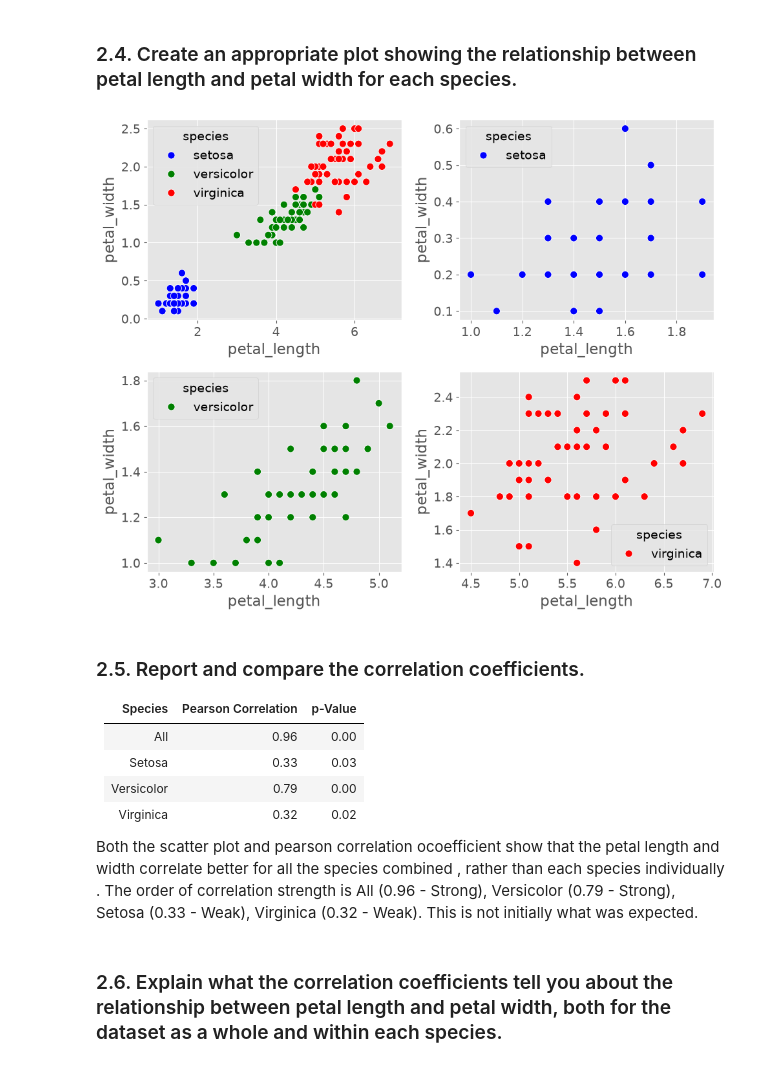
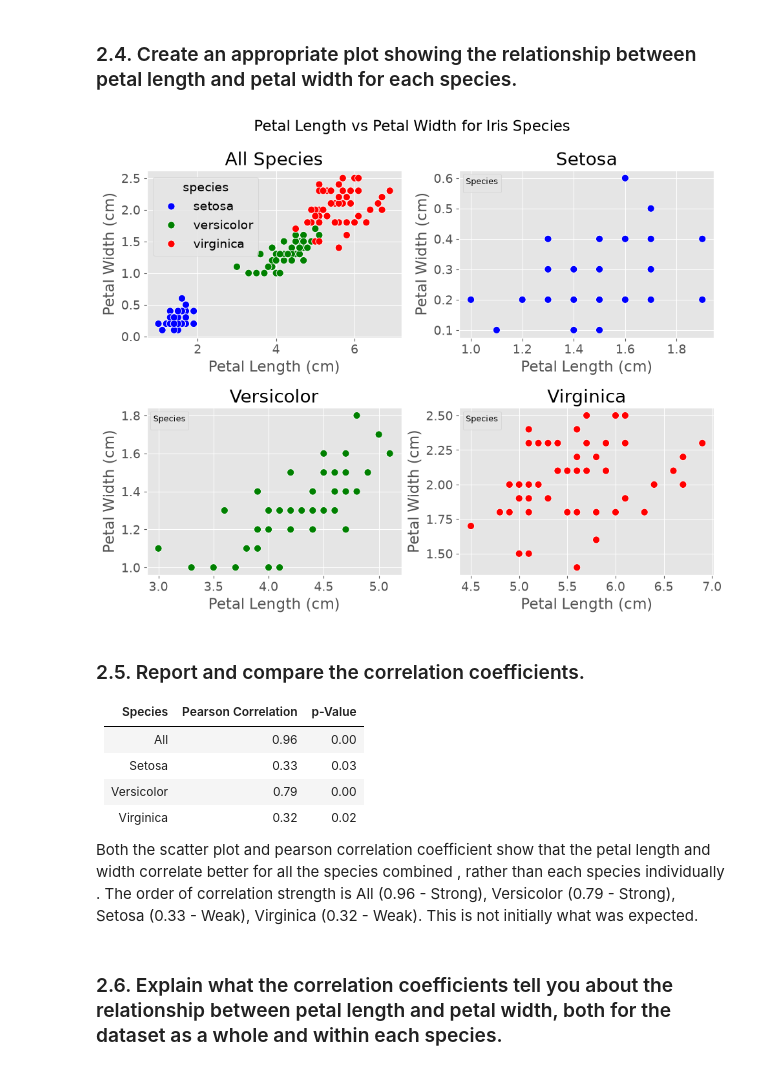
Before and after one commit to clydewatts1/PDFA_Applied_Statistics_Project, a Jupyter notebook: problems.ipynb, the cells around one changed output. Cells and saved outputs as stored; diff of their text form; code cells hidden in the pictures.

```diff
--- a/problems.ipynb
+++ b/problems.ipynb
@@ -448,19 +448,39 @@ plt.show()
 ### 2.4. Create an appropriate plot showing the relationship between petal length and petal width for each species.
 # %%
 fig, ax = plt.subplots(2, 2, figsize=(10, 8))
+# title for the figure
+fig.suptitle('Petal Length vs Petal Width for Iris Species')
 # set colour for each species and all so it is consistent across all plots
 palette = {'setosa': 'blue', 'versicolor': 'green', 'virginica': 'red'}
 fig.tight_layout()
 # flatten the subplots for easier layout management
 ax = ax.flatten()
+# Plot 1 all species
+ax[0].set_title('All Species')
+ax[0].set_xlabel('Petal Length (cm)')
+ax[0].set_ylabel('Petal Width (cm)')
+ax[0].legend(loc='upper left', title='Species', fontsize=8, title_fontsize=9)
 sns.scatterplot(data=df_iris, x='petal_length', y='petal_width', hue='species', palette=palette, ax=ax[0])
-sns.scatterplot(data=df_iris[df_iris['species'] == 'setosa'], x='petal_length', y='petal_width', hue='species', palette=palette, ax=ax[1])
-sns.scatterplot(data=df_iris[df_iris['species'] == 'versicolor'], x='petal_length', y='petal_width', hue='species', palette=palette, ax=ax[2])
-sns.scatterplot(data=df_iris[df_iris['species'] == 'virginica'], x='petal_length', y='petal_width', hue='species', palette=palette, ax=ax[3])
+ax[1].set_xlabel('Petal Length (cm)')
+ax[1].set_ylabel('Petal Width (cm)')
+ax[1].legend(loc='upper left', title='Species', fontsize=8, title_fontsize=9)
+sns.scatterplot(data=df_iris[df_iris['species'] == 'setosa'], x='petal_length', y='petal_width', hue='species', palette=palette, ax=ax[1],legend=False)
+ax[1].set_title('Setosa')
+ax[2].set_xlabel('Petal Length (cm)')
+ax[2].set_ylabel('Petal Width (cm)')
+ax[2].legend(loc='upper left', title='Species', fontsize=8, title_fontsize=9)
+sns.scatterplot(data=df_iris[df_iris['species'] == 'versicolor'], x='petal_length', y='petal_width', hue='species', palette=palette, ax=ax[2], legend=False)
+ax[2].set_title('Versicolor')
+ax[3].set_xlabel('Petal Length (cm)')
+ax[3].set_ylabel('Petal Width (cm)')
+ax[3].legend(loc='upper left', title='Species', fontsize=8, title_fontsize=9)
+sns.scatterplot(data=df_iris[df_iris['species'] == 'virginica'], x='petal_length', y='petal_width', hue='species', palette=palette, ax=ax[3], legend=False)
+ax[3].set_title('Virginica')
+
 plt.tight_layout()
 plt.show()
 # %% [output]
-[figure, old version]
+[figure, new version]
 # %% [markdown]
 ### 2.5. Report and compare the correlation coefficients.
 
@@ -472,6 +492,6 @@ plt.show()
 | Versicolor | 0.79               | 0.00    |
 | Virginica  | 0.32           | 0.02    |
 
-Both the scatter plot and pearson correlation ocoefficient show that the petal length and width correlate better for all the species combined , rather than each species individually . The order of correlation strength is All (0.96 - Strong), Versicolor (0.79 - Strong), Setosa (0.33 - Weak), Virginica (0.32 - Weak). This is not initially what was expected.
+Both the scatter plot and pearson correlation coefficient show that the petal length and width correlate better for all the species combined , rather than each species individually . The order of correlation strength is All (0.96 - Strong), Versicolor (0.79 - Strong), Setosa (0.33 - Weak), Virginica (0.32 - Weak). This is not initially what was expected.
 # %% [markdown]
 ### 2.6. Explain what the correlation coefficients tell you about the relationship between petal length and petal width, both for the dataset as a whole and within each species.
```
Also changed, not shown: parts of 1 cell of this notebook, 3 other files.
